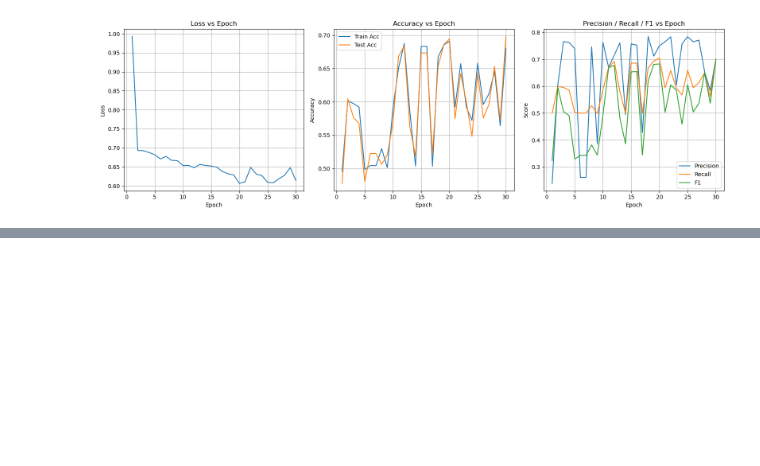
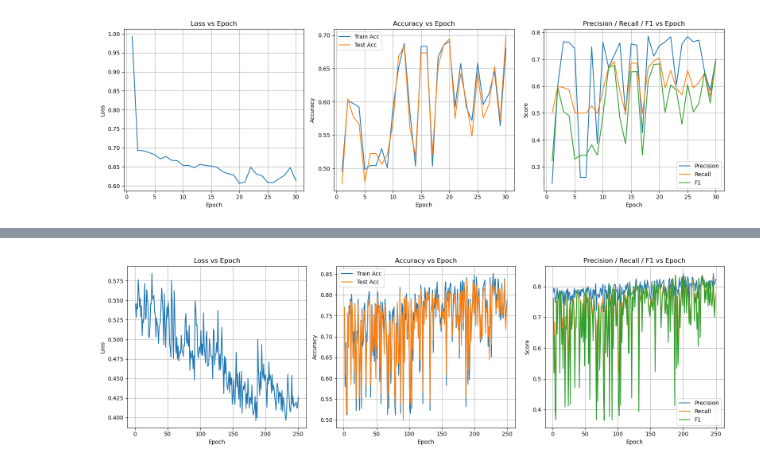
Before and after one commit to sania8/ProgrammingAndMathsforAI, a Jupyter notebook: Experimentwithnewarchitecture.ipynb, the cells around one changed output, grey strips where cells are left out. Saved outputs shown, nothing was run; the diff lists cells and outputs as text; code cells hidden in the pictures; blank space fills up the shorter version.

```diff
--- a/Experimentwithnewarchitecture.ipynb
+++ b/Experimentwithnewarchitecture.ipynb
@@ -414,0 +409,4 @@ plot_metrics(history)
+# %%
+plot_metrics(history)
+# %% [output]
+[figure, added]
```
Also changed, not shown: parts of 8 cells of this notebook.
